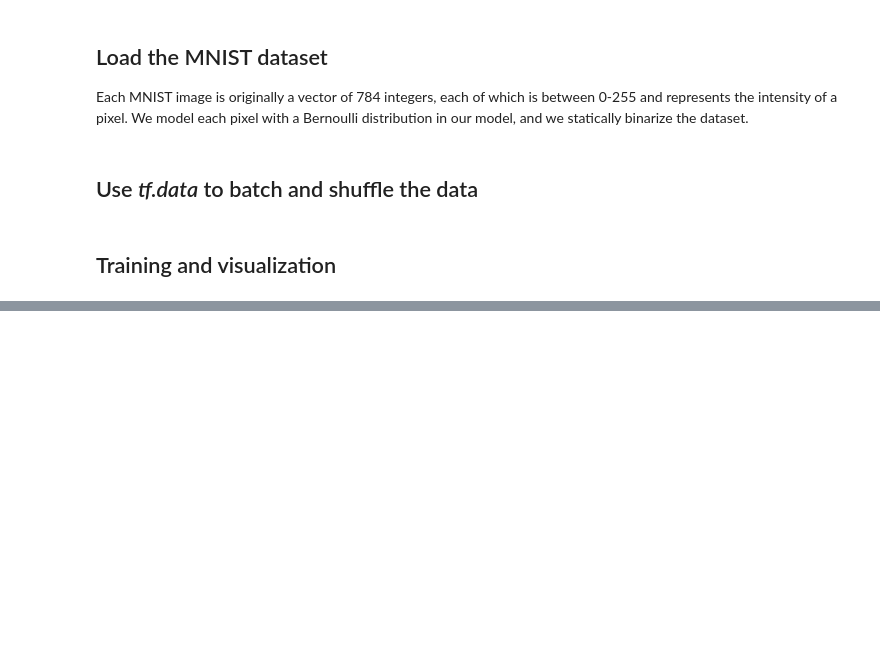
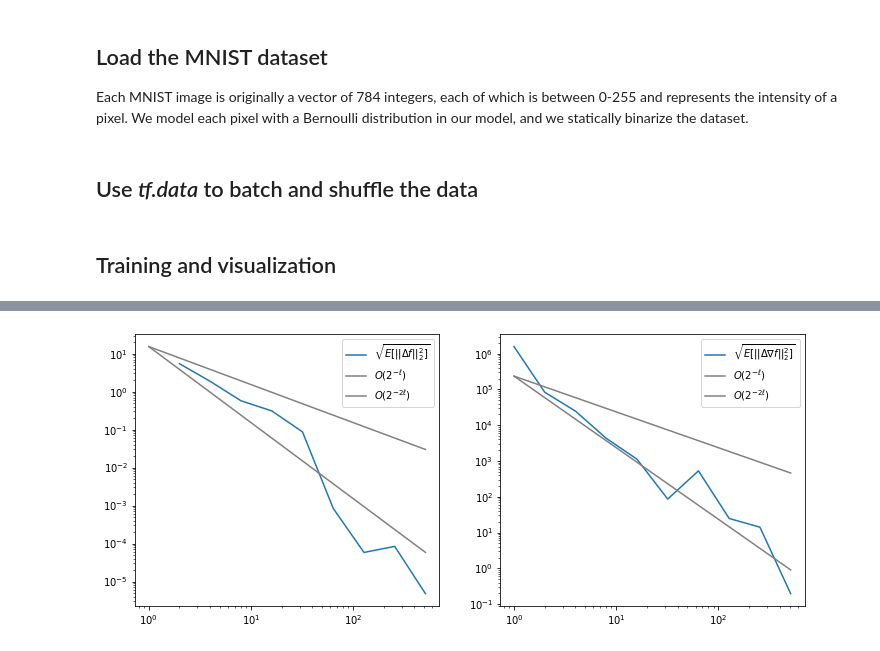
Before and after one commit to Goda-Research-Group/mlmc-model-evidence, a Jupyter notebook: notebooks/Convolutional_Variational_Autoencoder.ipynb, the cells around one changed output, grey strips where cells are left out. Drawn from its saved outputs; the diff is of its cells as text; code cells hidden in the pictures; blank space fills up the shorter version.

```diff
--- a/notebooks/Convolutional_Variational_Autoencoder.ipynb
+++ b/notebooks/Convolutional_Variational_Autoencoder.ipynb
@@ -143,3 +196,8 @@ _ = plot_convergence(model, test_dataset, 'iwelbo')
+# %%
+plt.figure(figsize=[12,5])
+_ = plot_convergence_sumo(model, test_dataset, 'iwelbo')
+# %% [output]
+[figure, added]
 # %%
 # set the dimensionality of the latent space to a plane for visualization later
 res = {}
```
Also changed, not shown: parts of 4 cells of this notebook.
